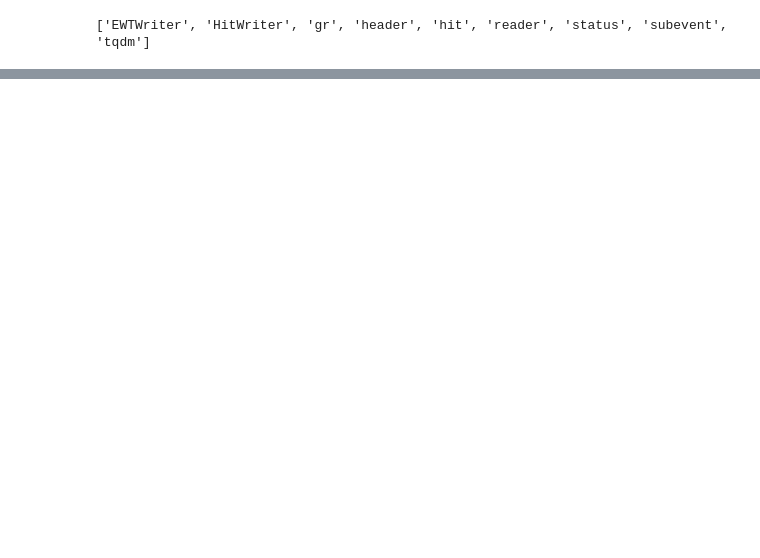
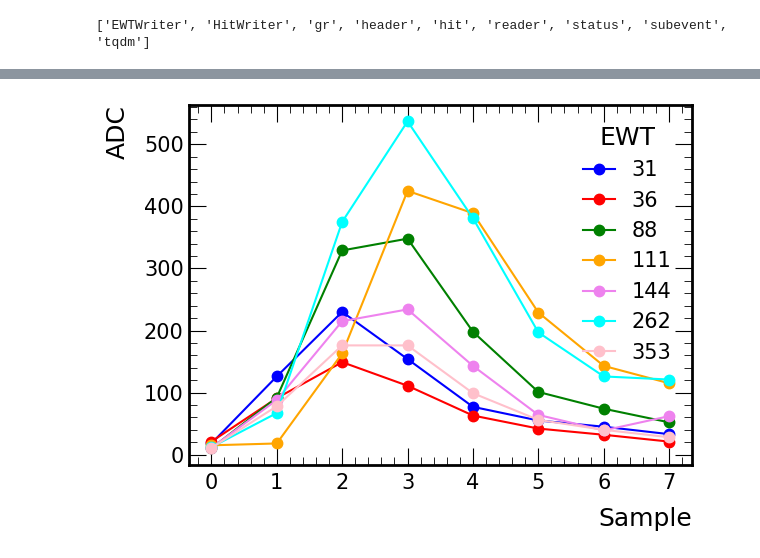
Before and after one commit to Mu2e/CRVFirmware, a Jupyter notebook: scripts/decoding/CoindenceFinder.ipynb, the cells around one changed output, grey strips where cells are left out. Drawn from its saved outputs; the diff is of its cells as text; code cells hidden in the pictures; blank space fills up the shorter version.

```diff
--- a/scripts/decoding/CoindenceFinder.ipynb
+++ b/scripts/decoding/CoindenceFinder.ipynb
@@ -121,3 +132,26 @@ display(df)
+# %%
+def plot_samples(df, n_rows=7):
+
+    fig, ax = plt.subplots() # figsize=(10,6))
+    for i_row in range(n_rows):
+        plt.plot(
+            df.iloc[i_row**2][["s%i" % i for i in range(8)]].values,
+            '.',
+            ms=15,
+            label=df.iloc[i_row**2]["EWT"],
+            linestyle="-"
+        )
+    plt.legend(loc="best", title="EWT")
+    plt.ylabel("ADC")
+    plt.xlabel("Sample")
+    plt.tight_layout()
+    plt.savefig("images/samples.png", dpi=300)
+    plt.show()
+    # plt.title(f"Samples > {threshold}")
+
+plot_samples(df_skim)
+# %% [output]
+[figure, added]
 # %%
 def find_coincidences(df, min_layers=4):
     """
```
Also changed, not shown: parts of 8 cells of this notebook.
